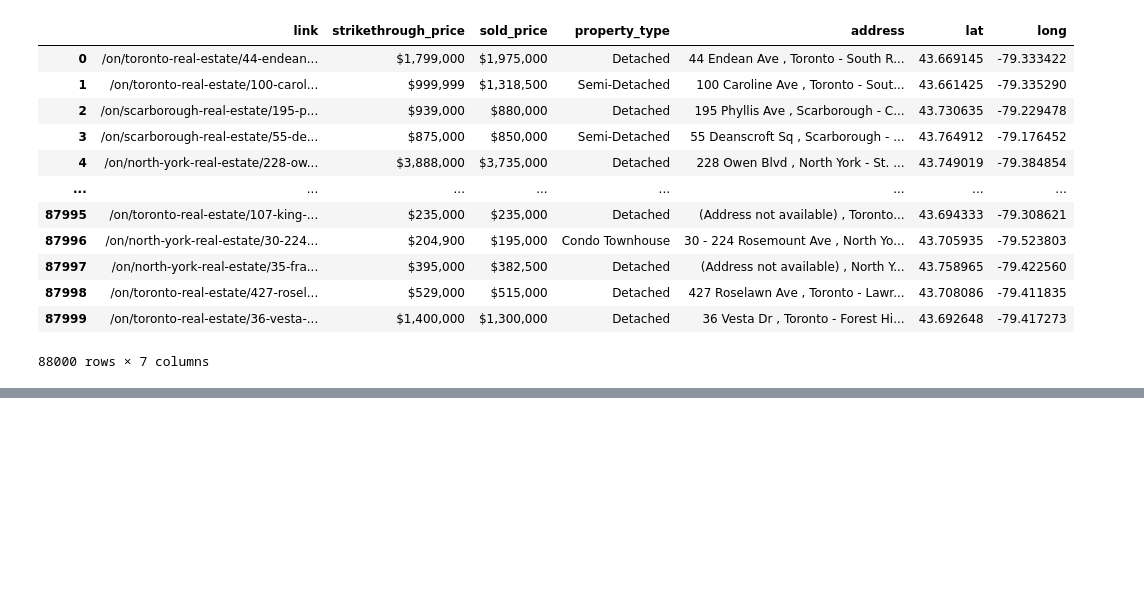
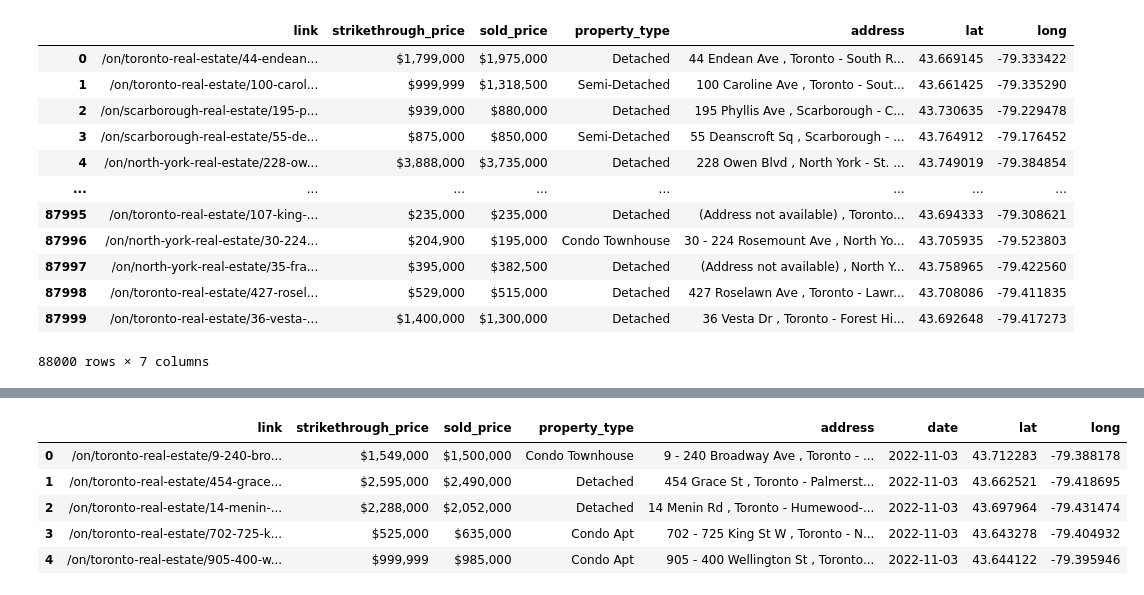
Before and after one commit to sunnyjen/CME358-Final_project, a Jupyter notebook: 1_data_extraction/add_geo_coordinates_for_houses.ipynb, the cells around one changed output, grey strips where cells are left out. Cells and saved outputs as stored; diff of their text form; code cells hidden in the pictures; blank space fills up the shorter version.

```diff
--- a/1_data_extraction/add_geo_coordinates_for_houses.ipynb
+++ b/1_data_extraction/add_geo_coordinates_for_houses.ipynb
@@ -333,0 +431,9 @@ result.to_csv(housesigma_with_coords_date)
+# %%
+clean_and_update_coords(house_sigma2_csv, output_csv_deduplicated).head()
+# %% [output]
+|  | link | strikethrough_price | sold_price | property_type | address | date | lat | long |
+| 0 | /on/toronto-real-estate/9-240-bro... | $1,549,000 | $1,500,000 | Condo Townhouse | 9 - 240 Broadway Ave , Toronto - ... | 2022-11-03 | 43.712283 | -79.388178 |
+| 1 | /on/toronto-real-estate/454-grace... | $2,595,000 | $2,490,000 | Detached | 454 Grace St , Toronto - Palmerst... | 2022-11-03 | 43.662521 | -79.418695 |
+| 2 | /on/toronto-real-estate/14-menin-... | $2,288,000 | $2,052,000 | Detached | 14 Menin Rd , Toronto - Humewood-... | 2022-11-03 | 43.697964 | -79.431474 |
+| 3 | /on/toronto-real-estate/702-725-k... | $525,000 | $635,000 | Condo Apt | 702 - 725 King St W , Toronto - N... | 2022-11-03 | 43.643278 | -79.404932 |
+| 4 | /on/toronto-real-estate/905-400-w... | $999,999 | $985,000 | Condo Apt | 905 - 400 Wellington St , Toronto... | 2022-11-03 | 43.644122 | -79.395946 |
```
Also changed, not shown: parts of 8 cells of this notebook, 17 other files.
